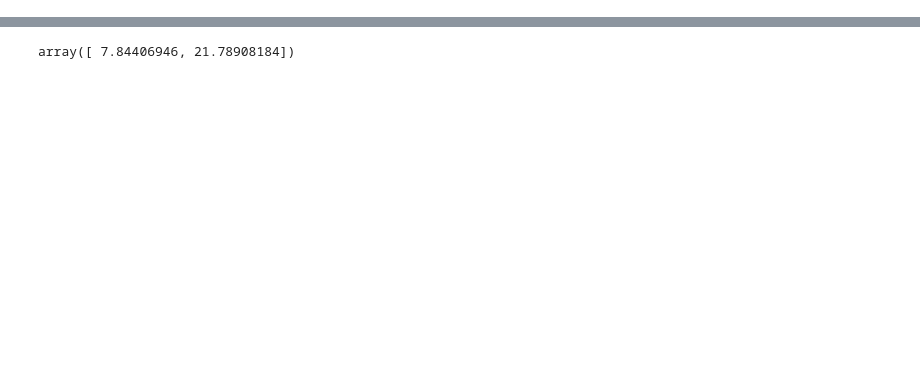
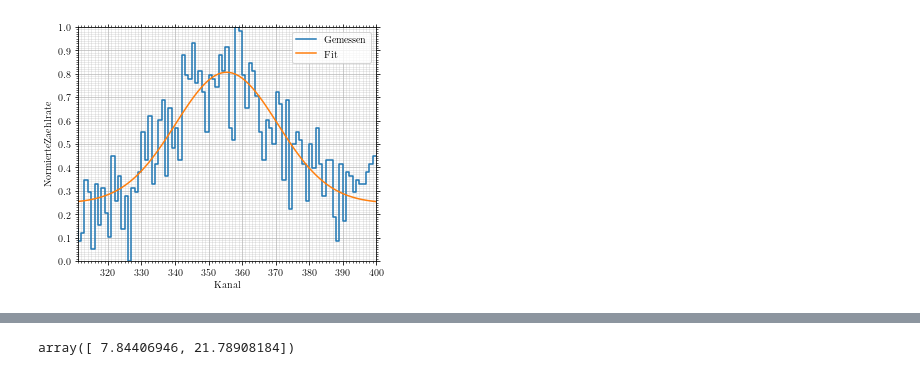
Before and after one commit to vale981/fpraktikum, a Jupyter notebook: CS/auswertung/Untitled.ipynb, the cells around one changed output, grey strips where cells are left out. Drawn from its saved outputs; the diff is of its cells as text; code cells hidden in the pictures; blank space fills up the shorter version.

```diff
--- a/CS/auswertung/Untitled.ipynb
+++ b/CS/auswertung/Untitled.ipynb
@@ -29,3 +31,5 @@ plot_spec(cal_eu, is_relative=True)[0].show()
 # %%
-p_cs_1, d_p_cs_1 = calibrate_peak(cal_cs, 310, 400)
+p_cs_1, d_p_cs_1 = calibrate_peak(cal_cs, 310, 400, save=('cs', 'calibrate'))
+# %% [output]
+[figure, added]
 # %%
```
Also changed, not shown: parts of 13 cells of this notebook, 1 other file.
